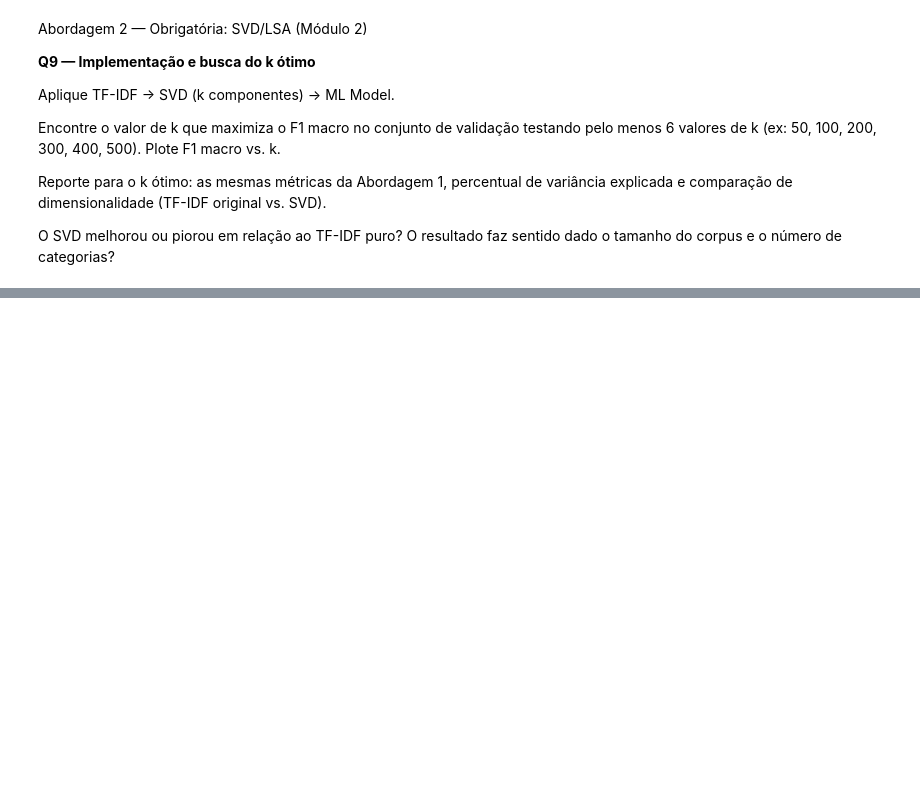
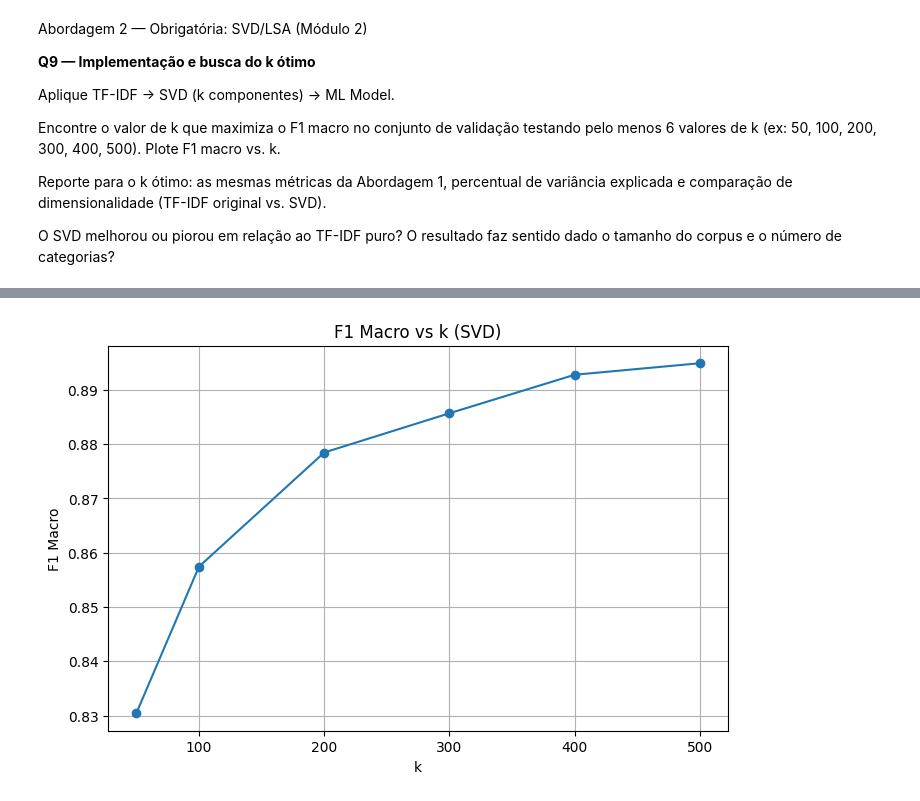
Before and after one commit to JMCVALE/ASN-ROCKS-, a Jupyter notebook: TEXT_MINING.ipynb, the cells around one changed output, grey strips where cells are left out. Cells and saved outputs as stored; diff of their text form; code cells hidden in the pictures; blank space fills up the shorter version.

```diff
--- a/TEXT_MINING.ipynb
+++ b/TEXT_MINING.ipynb
@@ -618,0 +639,93 @@ O SVD melhorou ou piorou em relação ao TF-IDF puro? O resultado faz sentido da
+# %%
+# INPUT (texto e título)
+X = df_filtrado['title_text']
+
+X_train = X.loc[train_idx]
+X_test = X.loc[test_idx]
+
+# TF-IDF (reaproveitando padrão)
+vectorizer = TfidfVectorizer(max_features=20000)
+
+X_train_vec = vectorizer.fit_transform(X_train)
+X_test_vec = vectorizer.transform(X_test)
+
+# TESTE DE DIFERENTES k
+k_values = [50, 100, 200, 300, 400, 500]
+
+f1_scores = []
+variancias = []
+
+for k in k_values:
+
+    svd = TruncatedSVD(n_components=k, random_state=42)
+
+    X_train_svd = svd.fit_transform(X_train_vec)
+    X_test_svd = svd.transform(X_test_vec)
+
+    model = LogisticRegression(max_iter=1000)
+    model.fit(X_train_svd, y_train)
+
+    y_pred = model.predict(X_test_svd)
+
+    f1 = f1_score(y_test, y_pred, average='macro')
+    f1_scores.append(f1)
+
+    variancias.append(svd.explained_variance_ratio_.sum())
+
+    print(f'k={k} | F1={f1:.4f} | Variância={variancias[-1]:.4f}')
+
+# MELHOR k
+best_k = k_values[np.argmax(f1_scores)]
+print(f'\nMelhor k: {best_k}')
+
+# PLOT
+plt.figure(figsize=(8,5))
+plt.plot(k_values, f1_scores, marker='o')
+
+plt.title('F1 Macro vs k (SVD)')
+plt.xlabel('k')
+plt.ylabel('F1 Macro')
+
+plt.grid(True)
+plt.show()
+
+# MODELO FINAL COM k ÓTIMO
+svd = TruncatedSVD(n_components=best_k, random_state=42)
+
+X_train_svd = svd.fit_transform(X_train_vec)
+X_test_svd = svd.transform(X_test_vec)
+
+model = LogisticRegression(max_iter=1000)
+
+start_train = time.time()
+model.fit(X_train_svd, y_train)
+end_train = time.time()
+
+start_inf = time.time()
+y_pred = model.predict(X_test_svd)
+end_inf = time.time()
+
+# MÉTRICAS
+accuracy = accuracy_score(y_test, y_pred)
+f1_macro = f1_score(y_test, y_pred, average='macro')
+f1_weighted = f1_score(y_test, y_pred, average='weighted')
+
+print('\n===== RESULTADO FINAL (SVD) =====')
+print(f'Accuracy: {accuracy:.4f}')
+print(f'F1 Macro: {f1_macro:.4f}')
+print(f'F1 Weighted: {f1_weighted:.4f}')
+
+print("\nF1 por classe:")
+print(classification_report(y_test, y_pred))
+
+print(f'\nTempo de treino: {end_train - start_train:.2f}s')
+print(f'Tempo de inferência: {end_inf - start_inf:.4f}s')
+
+# DIMENSIONALIDADE
+print('\n===== DIMENSIONALIDADE =====')
+print(f'TF-IDF original: {X_train_vec.shape[1]} features')
+print(f'SVD: {best_k} features')
+
+# VARIÂNCIA EXPLICADA
+print(f'Variância explicada: {svd.explained_variance_ratio_.sum():.4f}')
+# %% [output]
@@ -618,0 +740 @@ O SVD melhorou ou piorou em relação ao TF-IDF puro? O resultado faz sentido da
+[figure, added]
```
Also changed, not shown: parts of 11 cells of this notebook.
